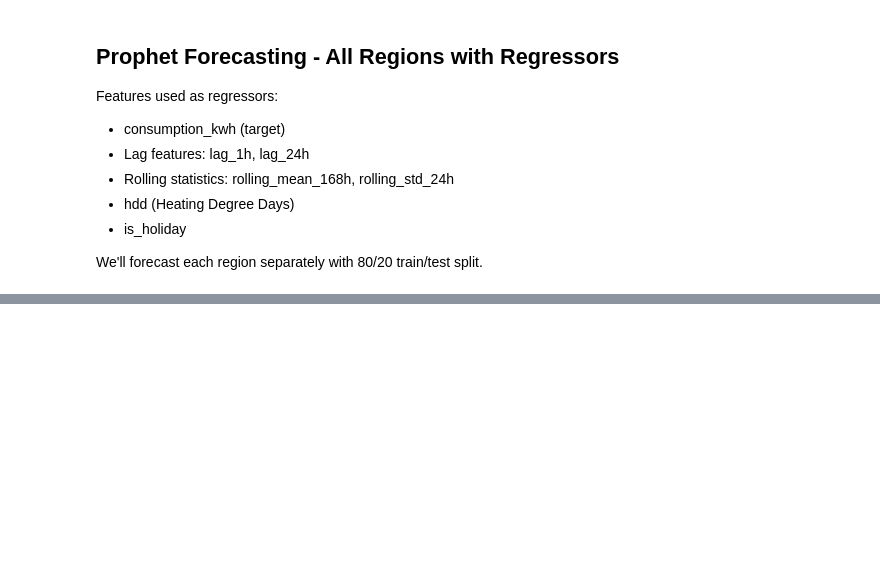
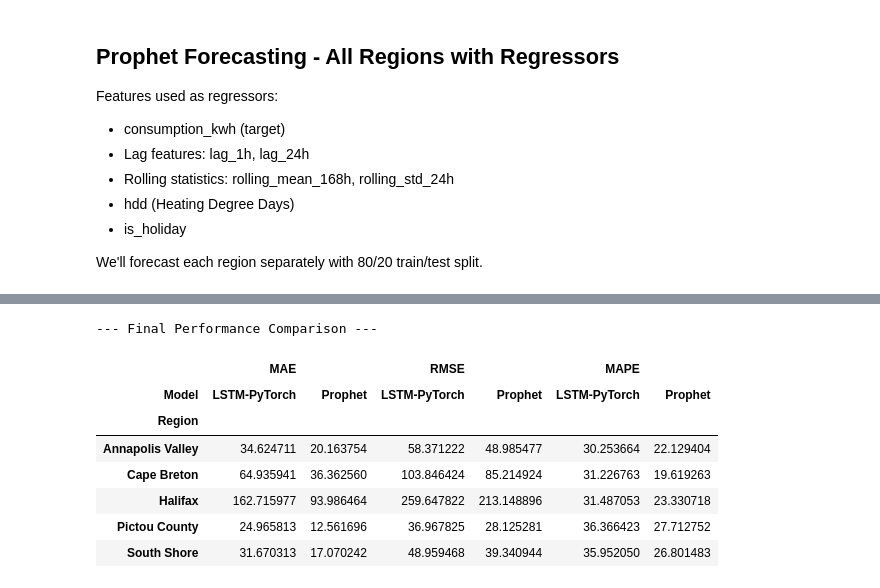
Before and after one commit to bhavik-knight/5580-a6-anomaly-detection-nsp, a Jupyter notebook: src/forecasting.ipynb, the cells around one changed output, grey strips where cells are left out. Cells and saved outputs as stored; diff of their text form; code cells hidden in the pictures; blank space fills up the shorter version.

Commit message:
update: improved MAE, MAPE for Prophet significantly

```diff
--- a/src/forecasting.ipynb
+++ b/src/forecasting.ipynb
@@ -167,7 +164,7 @@ y = df['consumption_kwh']
 # 3. Train Model
 def get_important_features(X, y):
     # Encode categorical variables -> numericals
-    cat_cols = X.select_dtypes(include=['object']).columns
+    cat_cols = X.select_dtypes(include=['object', "string"]).columns
     le_dict = {}
     for col in cat_cols:
         le = LabelEncoder()
@@ -425,32 +439,0 @@ def forecast_region_prophet(region_name, df_full, max_years=None):
-# %%
-# Forecast all regions
-regions = sorted(df['region'].unique())
-print(f"Forecasting {len(regions)} regions: {regions}")
-
-prophet_forecasts = []
-
-for region in regions:
-    # limit to last 3 years to keep runtime reasonable (adjustable)
-    try:
-        forecast_df, model, forecast, test_df = forecast_region_prophet(region, df, max_years=3)
-        prophet_forecasts.append(forecast_df)
-    except Exception as e:
-        print(f"Error running Prophet for {region}: {e}")
-
-# Combine
-if prophet_forecasts:
-    prophet_combined = pd.concat(prophet_forecasts, ignore_index=True)
-    print(f"✓ Prophet forecasting complete: {len(prophet_combined)} predictions")
-    OUTPUT_DIR.mkdir(parents=True, exist_ok=True)
-    prophet_combined.to_csv(OUTPUT_DIR / 'prophet_forecasts.csv', index=False)
-    # Save Prophet metrics only
-    try:
-        metrics_df = pd.DataFrame(model_results)
-        metrics_df[metrics_df['Model']=='Prophet'].to_csv(OUTPUT_DIR / 'prophet_metrics_summary.csv', index=False)
-        # also save full model results for record
-        metrics_df.to_csv(OUTPUT_DIR / 'model_results.csv', index=False)
-        print(f"Saved Prophet forecasts and metrics to {OUTPUT_DIR}")
-    except Exception as e:
-        print(f"Could not save metrics: {e}")
-else:
-    print('No Prophet forecasts generated.')
@@ -678,0 +580,21 @@ except Exception as e:
+# %%
+# Combine metrics for a final comparison
+comparison_metrics = pd.concat([
+    prophet_results_df.drop(columns='Predictions'),
+    lstm_results_df.drop(columns='Predictions')
+])
+
+# Pivot for the final regional view
+summary_pivot = comparison_metrics.pivot(index='Region', columns='Model', values=['MAE', 'RMSE', 'MAPE'])
+print("\n--- Final Performance Comparison ---")
+display(summary_pivot)
+# %% [output]
+--- Final Performance Comparison ---
+|  | MAE |  | RMSE |  | MAPE |  |
+| Model | LSTM-PyTorch | Prophet | LSTM-PyTorch | Prophet | LSTM-PyTorch | Prophet |
+| Region |  |  |  |  |  |  |
+| Annapolis Valley | 34.624711 | 20.163754 | 58.371222 | 48.985477 | 30.253664 | 22.129404 |
+| Cape Breton | 64.935941 | 36.362560 | 103.846424 | 85.214924 | 31.226763 | 19.619263 |
+| Halifax | 162.715977 | 93.986464 | 259.647822 | 213.148896 | 31.487053 | 23.330718 |
+| Pictou County | 24.965813 | 12.561696 | 36.967825 | 28.125281 | 36.366423 | 27.712752 |
+| South Shore | 31.670313 | 17.070242 | 48.959468 | 39.340944 | 35.952050 | 26.801483 |
```
Also changed, not shown: parts of 27 cells of this notebook, 4 other files.
